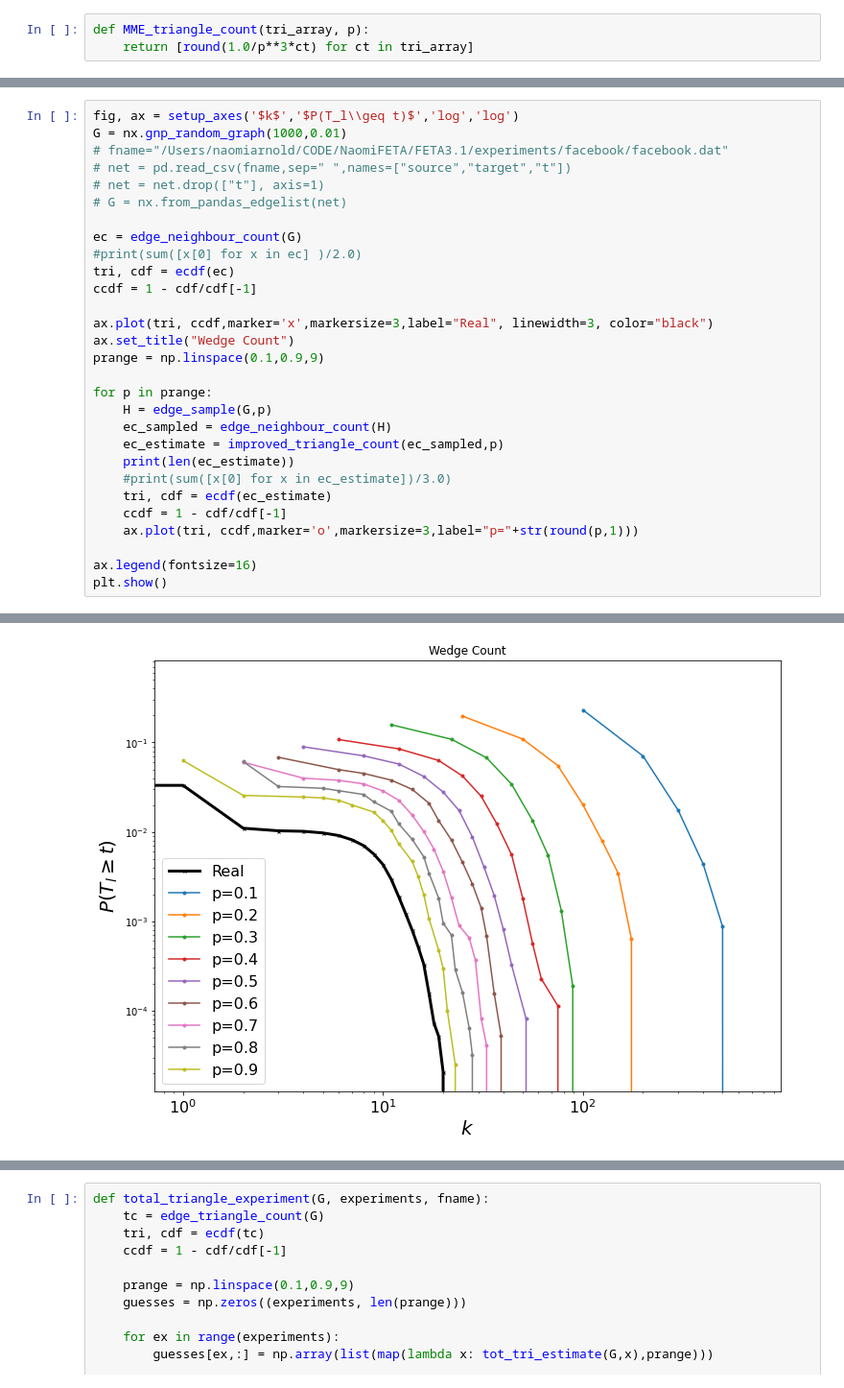
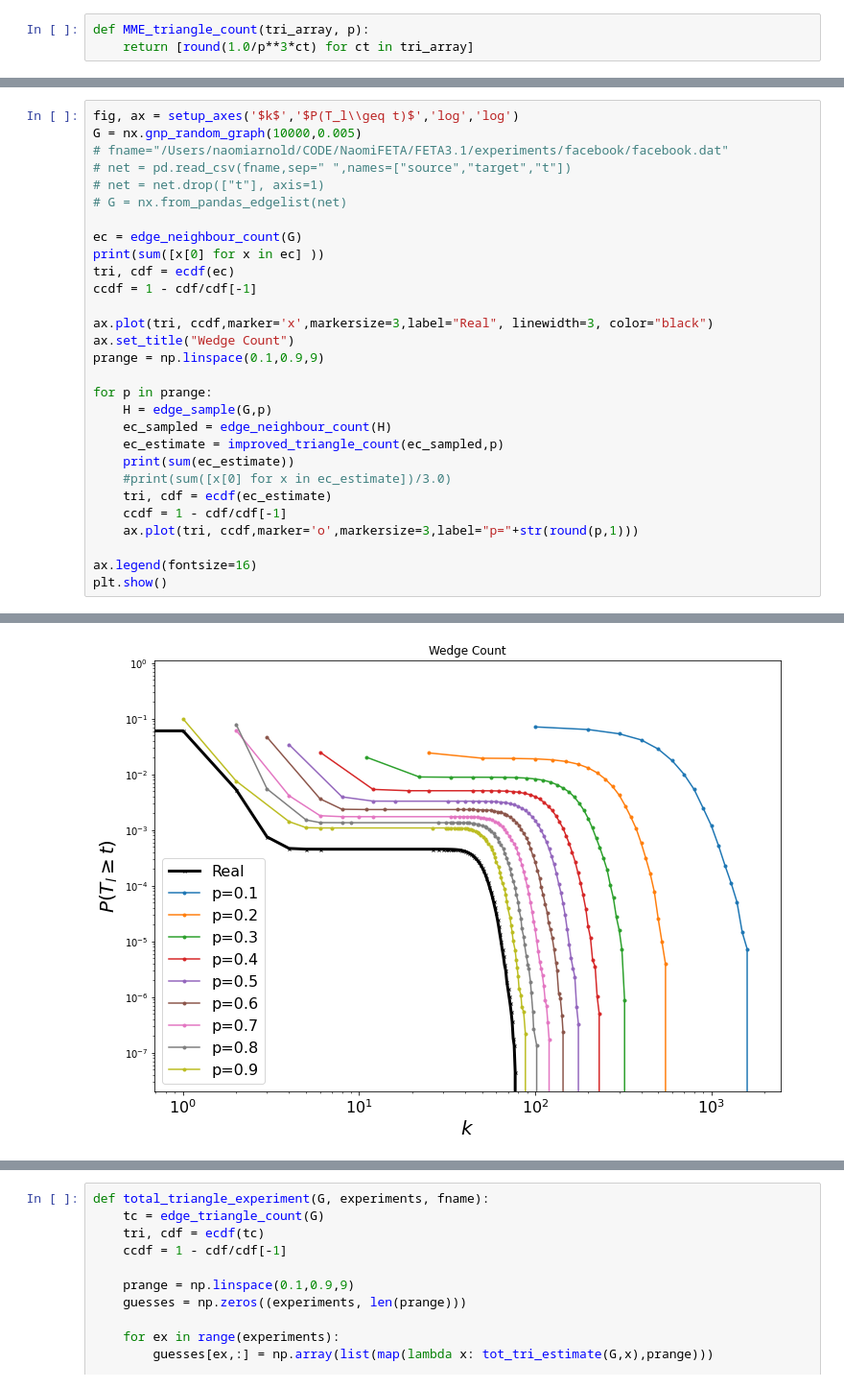
Before and after one commit to narnolddd/sample-nets, a Jupyter notebook: DegreeDistribution.ipynb, the cells around one changed output, grey strips where cells are left out. Shown at 96% size. Drawn from its saved outputs; the diff is of its cells as text.

```diff
--- a/DegreeDistribution.ipynb
+++ b/DegreeDistribution.ipynb
@@ -197,13 +208,13 @@ plt.show()
 # %%
 fig, ax = setup_axes('$k$','$P(T_l\\geq t)$','log','log')
-G = nx.gnp_random_graph(1000,0.01)
+G = nx.gnp_random_graph(10000,0.005)
 # fname="/Users/naomiarnold/CODE/NaomiFETA/FETA3.1/experiments/facebook/facebook.dat"
 # net = pd.read_csv(fname,sep=" ",names=["source","target","t"])
 # net = net.drop(["t"], axis=1)
 # G = nx.from_pandas_edgelist(net)
 
 ec = edge_neighbour_count(G)
-#print(sum([x[0] for x in ec] )/2.0)
+print(sum([x[0] for x in ec] ))
 tri, cdf = ecdf(ec)
 ccdf = 1 - cdf/cdf[-1]
 
@@ -215,7 +226,7 @@ for p in prange:
     H = edge_sample(G,p)
     ec_sampled = edge_neighbour_count(H)
     ec_estimate = improved_triangle_count(ec_sampled,p)
-    print(len(ec_estimate))
+    print(sum(ec_estimate))
     #print(sum([x[0] for x in ec_estimate])/3.0)
     tri, cdf = ecdf(ec_estimate)
     ccdf = 1 - cdf/cdf[-1]
@@ -236,2 +248,2 @@ plt.show()
-[figure, old version]
+[figure, new version]
 # %%
```
Also changed, not shown: parts of 11 cells of this notebook, 2 other files.
